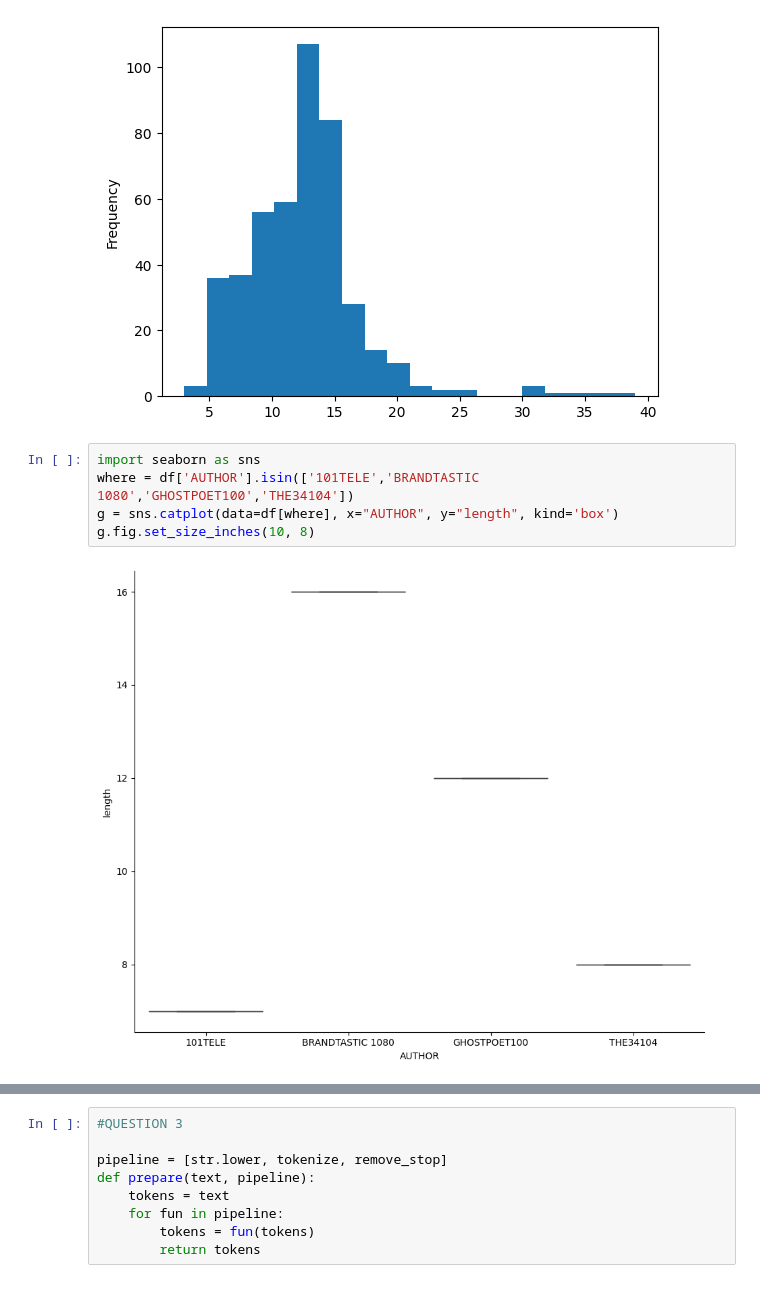
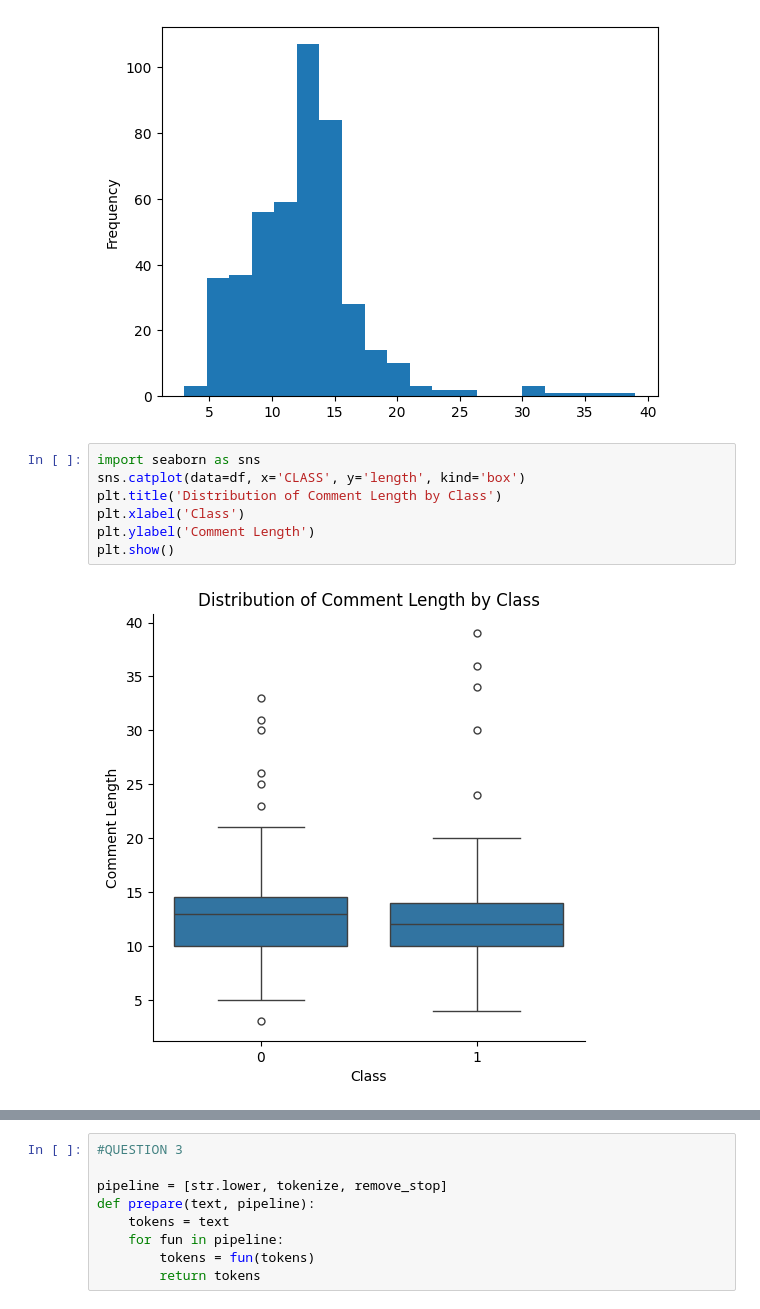
Before and after one commit to KeerthiR02/TextBasedAnalysis, a Jupyter notebook: Midterm (2).ipynb, the cells around one changed output, grey strips where cells are left out. Drawn from its saved outputs; the diff is of its cells as text.

```diff
--- a/Midterm (2).ipynb
+++ b/Midterm (2).ipynb
@@ -190,10 +198,12 @@ df['length'].plot(kind='hist', bins=20)
 # %% [output]
 <Axes: ylabel='Frequency'>
 [figure]
-# %%
-import seaborn as sns
-where = df['AUTHOR'].isin(['101TELE','BRANDTASTIC 1080','GHOSTPOET100','THE34104'])
-g = sns.catplot(data=df[where], x="AUTHOR", y="length", kind='box')
-g.fig.set_size_inches(10, 8)
-# %% [output]
-[figure, removed]
+# %%
+import seaborn as sns
+sns.catplot(data=df, x='CLASS', y='length', kind='box')
+plt.title('Distribution of Comment Length by Class')
+plt.xlabel('Class')
+plt.ylabel('Comment Length')
+plt.show()
+# %% [output]
+[figure, added]
```
Also changed, not shown: parts of 15 cells of this notebook.
